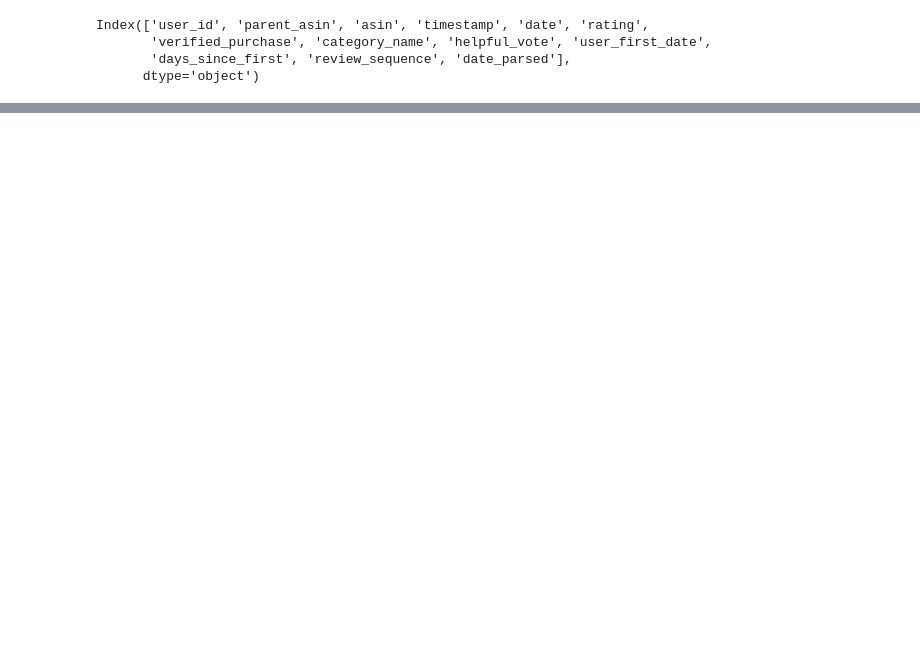
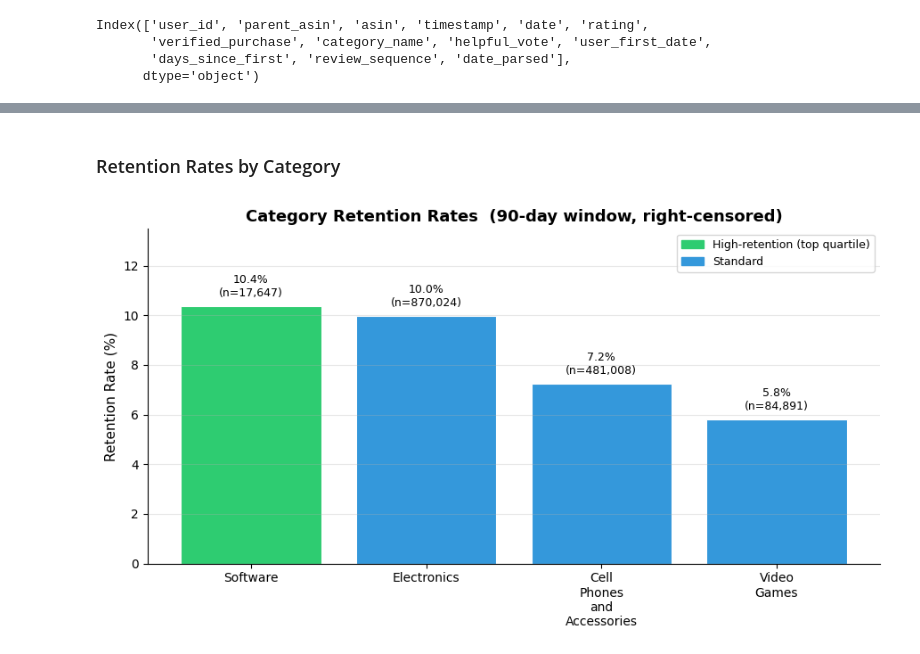
Before and after one commit to trtyler1820/amazon-review-network-analysis, a Jupyter notebook: notebooks/CLEANED_DATA_EXPLORER.ipynb, the cells around one changed output, grey strips where cells are left out. Drawn from its saved outputs; the diff is of its cells as text; code cells hidden in the pictures; blank space fills up the shorter version.

```diff
--- a/notebooks/CLEANED_DATA_EXPLORER.ipynb
+++ b/notebooks/CLEANED_DATA_EXPLORER.ipynb
@@ -351,0 +387,18 @@ df.date.max()
+# %%
+# --- Sample users for graph build (set SAMPLE_USERS=None for full dataset) ---
+SAMPLE_USERS = 5_000
+
+rng = np.random.default_rng(42)
+all_user_ids = df['user_id'].unique()
+
+if SAMPLE_USERS is not None and SAMPLE_USERS < len(all_user_ids):
+    sampled_ids = rng.choice(all_user_ids, size=SAMPLE_USERS, replace=False)
+else:
+    sampled_ids = all_user_ids
+
+df_sample = df[df['user_id'].isin(sampled_ids)].copy()
+df_sample['date'] = pd.to_datetime(df_sample['date'], format='ISO8601')
+
+print(f"Building graph from {len(df_sample):,} reviews ({len(sampled_ids):,} users)...")
+graph = Graph.from_dataframe(df_sample)
+print(graph)
@@ -351,0 +430,33 @@ df.date.max()
+# %% [markdown]
+### Retention Rates by Category
+# %%
+high_ret = identify_high_retention_categories(graph.categories)
+
+cats_sorted = sorted(graph.categories.items(), key=lambda kv: kv[1].retention_rate, reverse=True)
+names   = [c[0].replace('_', '\n') for c in cats_sorted]
+rates   = [c[1].retention_rate * 100 for c in cats_sorted]
+obs     = [c[1].observable_user_count() for c in cats_sorted]
+colors  = ['#2ecc71' if c[0] in high_ret else '#3498db' for c in cats_sorted]
+
+fig, ax = plt.subplots(figsize=(9, 5))
+bars = ax.bar(names, rates, color=colors, edgecolor='white', linewidth=0.8)
+
+for bar, rate, n_obs in zip(bars, rates, obs):
+    ax.text(bar.get_x() + bar.get_width() / 2, bar.get_height() + 0.3,
+            f'{rate:.1f}%\n(n={n_obs:,})', ha='center', va='bottom', fontsize=9)
+
+ax.set_ylabel('Retention Rate (%)', fontsize=11)
+ax.set_title('Category Retention Rates  (90-day window, right-censored)', fontsize=13, fontweight='bold')
+ax.set_ylim(0, max(rates) * 1.3 if rates else 10)
+ax.grid(axis='y', alpha=0.3)
+ax.spines['top'].set_visible(False)
+ax.spines['right'].set_visible(False)
+ax.legend(handles=[
+    mpatches.Patch(color='#2ecc71', label='High-retention (top quartile)'),
+    mpatches.Patch(color='#3498db', label='Standard'),
+], loc='upper right', fontsize=9)
+
+plt.tight_layout()
+plt.show()
+# %% [output]
+[figure, added]
```
Also changed, not shown: parts of 35 cells of this notebook, 11 other files.
